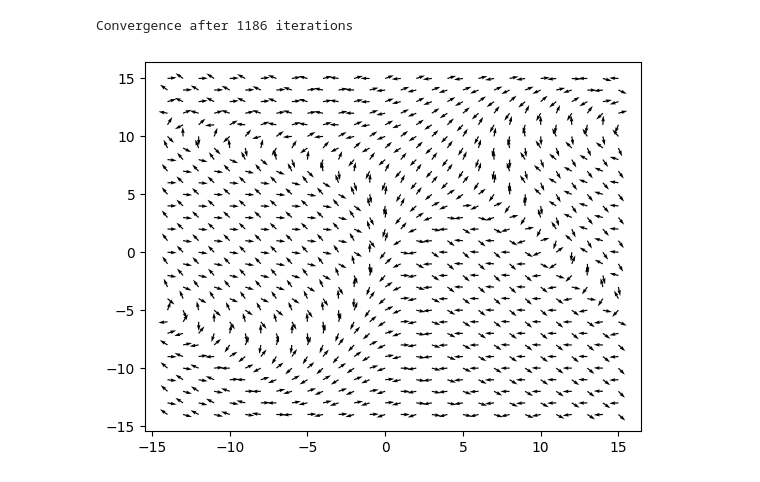
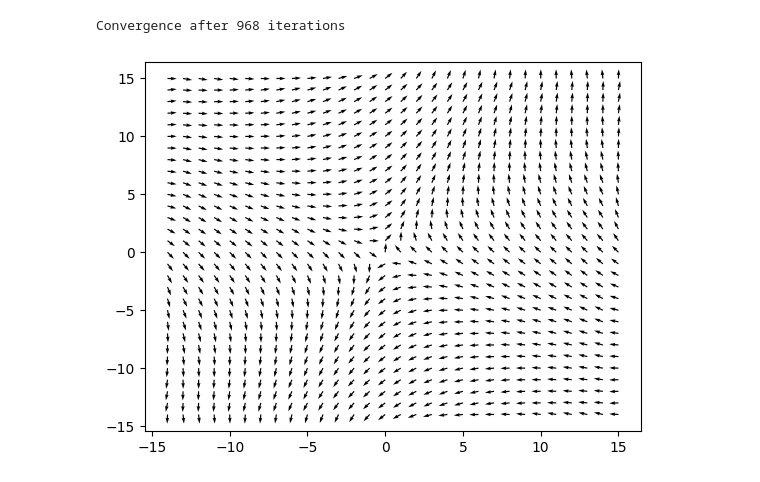
Before and after one commit to TimBerti/magnetic-dipole-lattice, a Jupyter notebook: notebooks/xy_model.ipynb, the cells around one changed output. Saved outputs shown, nothing was run; the diff lists cells and outputs as text; code cells hidden in the pictures.

```diff
--- a/notebooks/xy_model.ipynb
+++ b/notebooks/xy_model.ipynb
@@ -37,7 +38,8 @@ plt.quiver(x_grid, y_grid, B_x, B_y);
 # %%
-alpha = -1
+alpha = 1
 beta = 1
 gamma = 0.1
+delta = 1e-9
 dt = 1e-1
 n_max = 10000
 
@@ -53,34 +55,34 @@ while i < n_max and (np.mean(np.abs(omega)) > 1e-2 or i < 100):
     y_up = np.roll(y, 1, axis=0)
     y_down = np.roll(y, -1, axis=0)
     y_left = np.roll(y, 1, axis=1)
     y_right = np.roll(y, -1, axis=1)
 
     x_neighbors = x_right + x_left + x_up + x_down
     y_neighbors = y_right + y_left + y_up + y_down
 
     theta_neighbors = np.arctan2(y_neighbors, x_neighbors)
 
     force_nieghbors = np.sin(theta_neighbors - theta)
     force_field = np.sin(B_angle - theta) * B_mag
 
     force = alpha * force_nieghbors + beta * force_field
-    friction = gamma * omega
+    friction = gamma * omega + delta * omega / (omega**2 + 1e-10)
 
     # Verlet integration
     omega += dt * (force - friction)
     theta += dt * omega
     theta %= 2 * np.pi
 
     x = np.cos(theta)
     y = np.sin(theta)
 
 if i == n_max:
     print('No convergence')
 else:
     print(f'Convergence after {i} iterations')
 
 plt.quiver(x_grid, y_grid, x, y);
 # %% [output]
-Convergence after 1186 iterations
+Convergence after 968 iterations
-[figure, old version]
+[figure, new version]
 # %%
```
Also changed, not shown: parts of 4 cells of this notebook.
